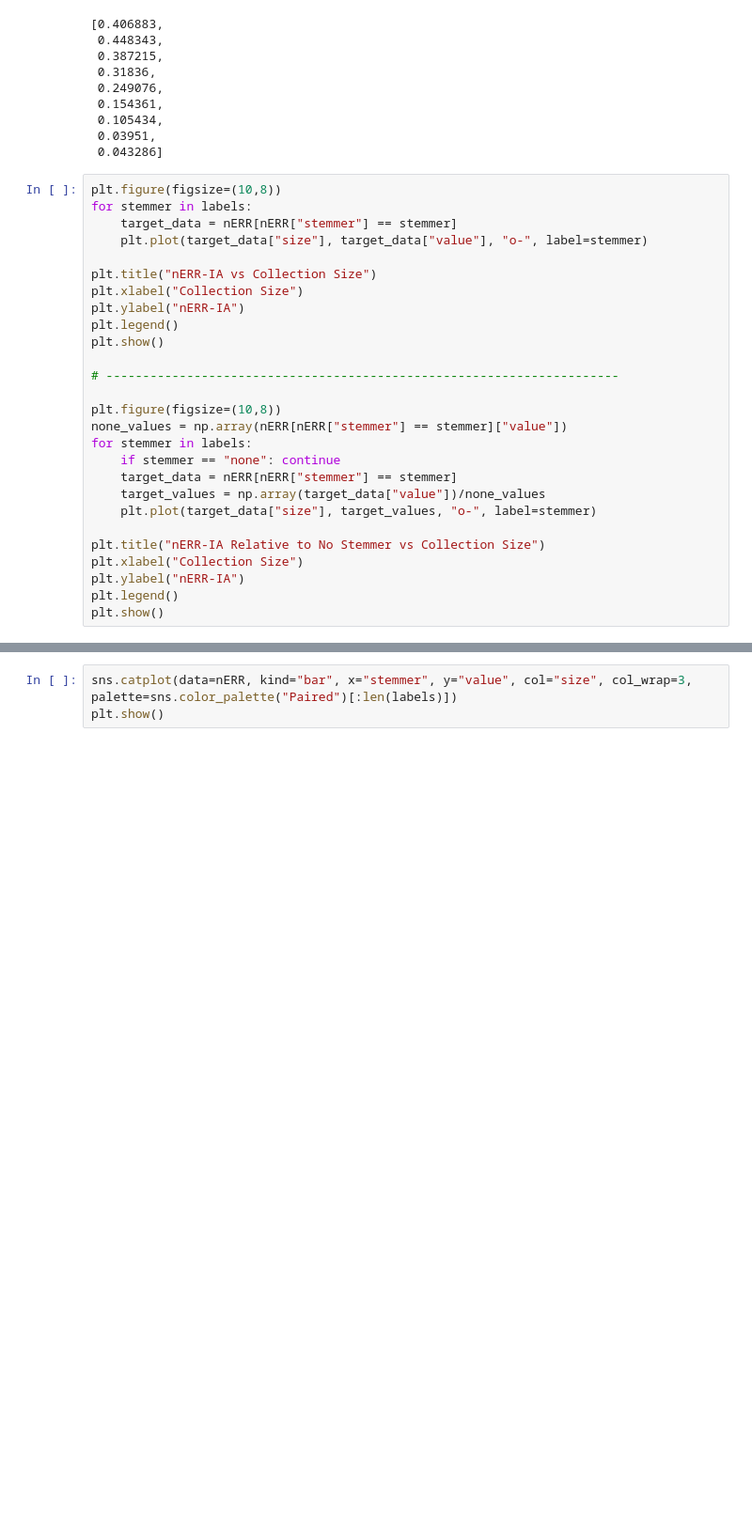
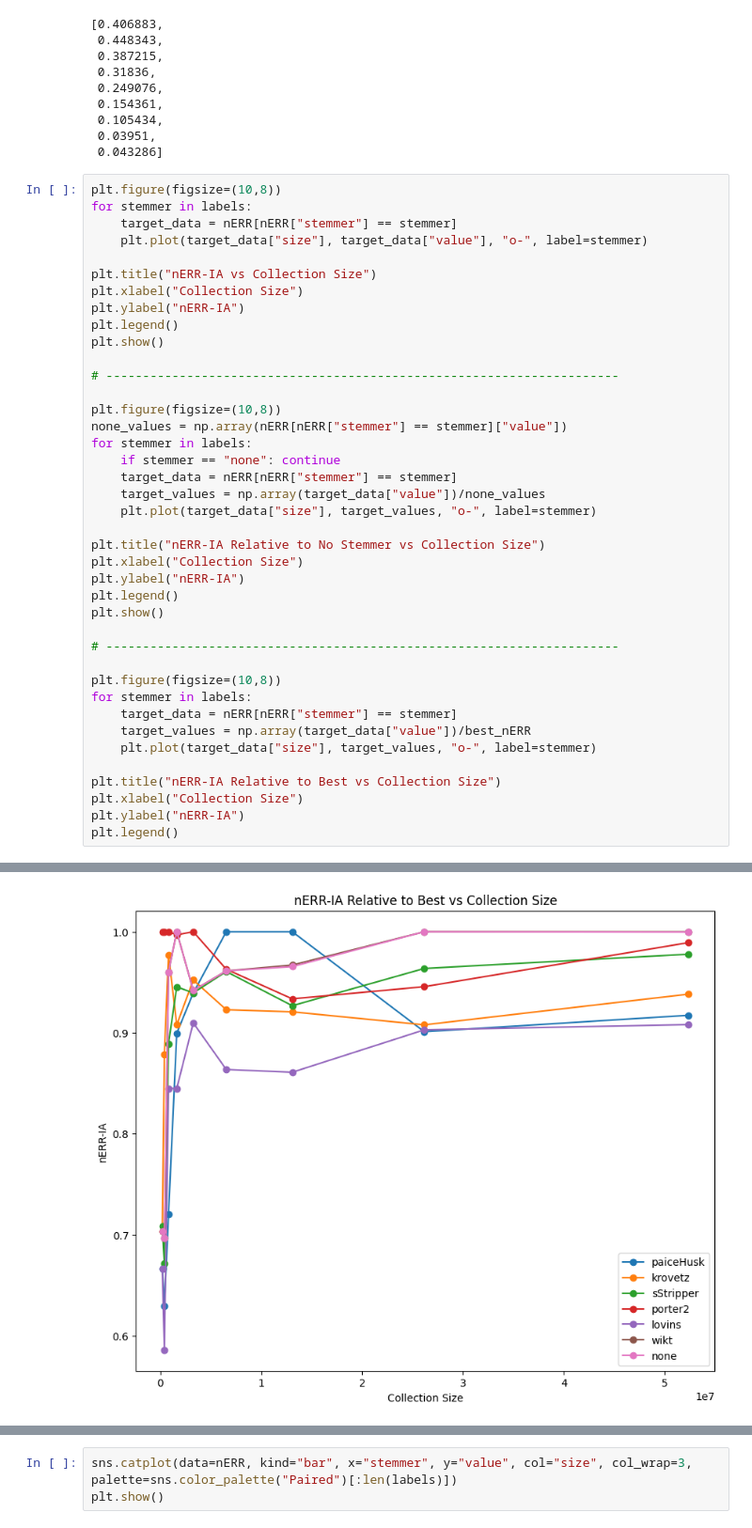
Before and after one commit to Axiomatic314/Stemming, a Jupyter notebook: clueweb.ipynb, the cells around one changed output, grey strips where cells are left out. Shown at 94% size. Drawn from its saved outputs; the diff is of its cells as text; blank space fills up the shorter version.

Commit message:
added graphs relative to best

```diff
--- a/clueweb.ipynb
+++ b/clueweb.ipynb
@@ -92,6 +92,19 @@ plt.xlabel("Collection Size")
 plt.ylabel("nERR-IA")
 plt.legend()
 plt.show()
+
+# ----------------------------------------------------------------------
+
+plt.figure(figsize=(10,8))
+for stemmer in labels:
+    target_data = nERR[nERR["stemmer"] == stemmer]
+    target_values = np.array(target_data["value"])/best_nERR
+    plt.plot(target_data["size"], target_values, "o-", label=stemmer)
+
+plt.title("nERR-IA Relative to Best vs Collection Size")
+plt.xlabel("Collection Size")
+plt.ylabel("nERR-IA")
+plt.legend()
 # %% [output]
 [figure]
 [figure]
@@ -98,3 +112,4 @@ plt.show()
+[figure, added]
 # %%
 plt.figure(figsize=(10,8))
 for stemmer in labels:
```
Also changed, not shown: parts of 5 cells of this notebook.
